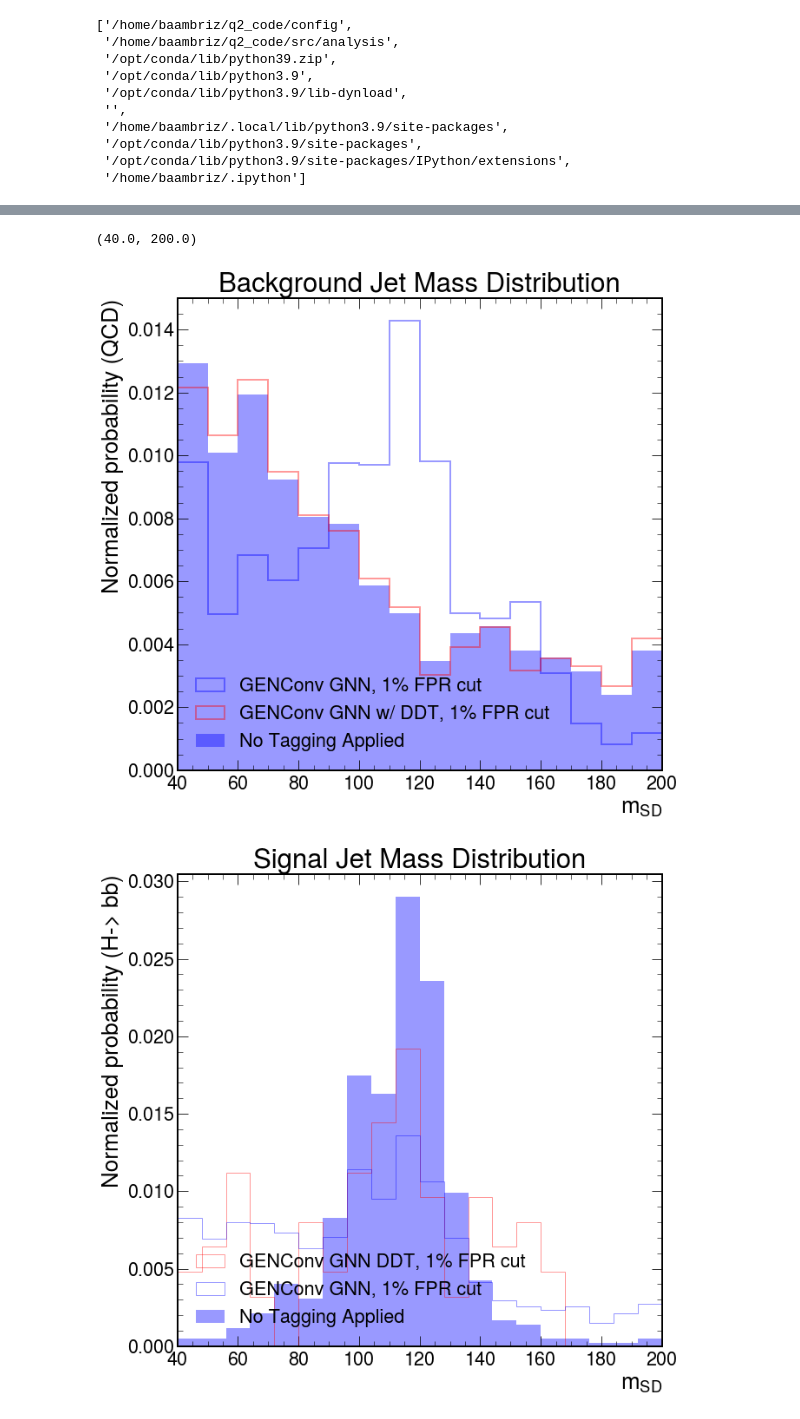
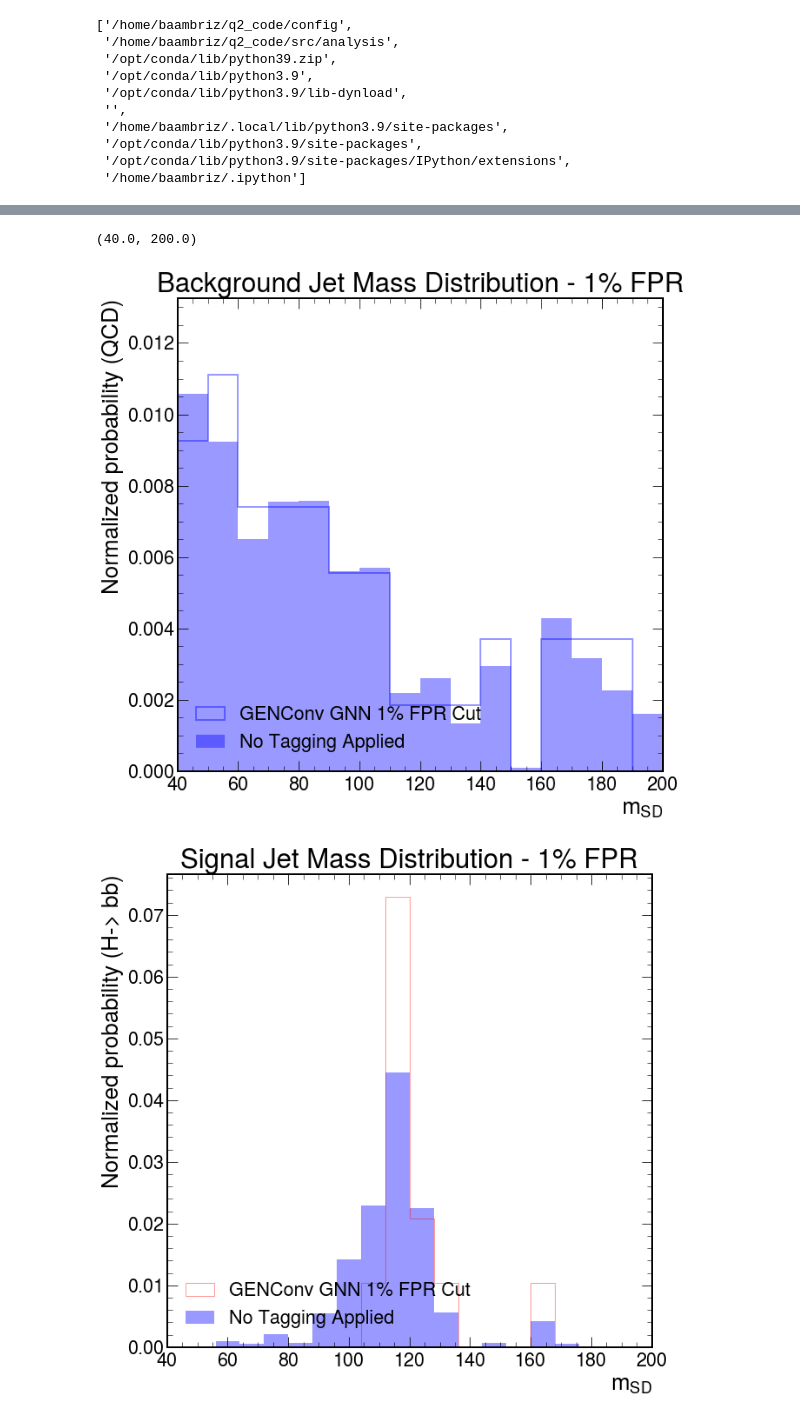
Before and after one commit to Bryan-Az/DSC-Capstone-Result-Replication, a Jupyter notebook: src/analysis/evaluation.ipynb, the cells around one changed output, grey strips where cells are left out. Saved outputs shown, nothing was run; the diff lists cells and outputs as text; code cells hidden in the pictures.

Commit message:
fixed error with DDT and figures displaying wrong h-bb label and fpr cuts

```diff
--- a/src/analysis/evaluation.ipynb
+++ b/src/analysis/evaluation.ipynb
@@ -59,3 +66 @@ graph_predictions.shape
-# %%
-graph_predictions = graph_predictions.iloc[:len(dsnn_predictions),:]
 # %%
@@ -201,41 +252,42 @@ fpr_gnn, tpr_gnn, threshold_gnn = roc_curve(graph_predictions['hbb_label'], grap
 # %%
 plt.figure()
 for wp in [0.01]:
-    plt.hist(spec_array_test[:,0], bins=np.linspace(20, 220, 21),
-             weights=graph_predictions['hbb_sig'],
-             alpha=0.4, density=True, color = 'blue',label='GENConv GNN, {}% FPR cut'.format(int(wp*100)), histtype='step', linewidth = 2)
-    plt.hist(spec_array_test[:, 0], bins=np.linspace(20, 220, 21),
-             weights= label_array_test[:, 0] * (graph_predictions['qcd_sig'] > threshold_gnn[idx_gnn]),
-             alpha=0.4, density=True, color = 'red',label='GENConv GNN w/ DDT, {}% FPR cut'.format(int(wp*100)),histtype='step', linewidth = 2)
-    plt.hist(spec_array_test[:,0], bins=np.linspace(20, 220, 21),
-             weights=label_array_test[:,0],
-             alpha=0.4, density=True, color = 'blue', label='No Tagging Applied'.format(int(wp*100)))
-    plt.title("Background Jet Mass Distribution")
+    idx_gnn, val_gnn = find_nearest(fpr_gnn, wp)
+    plt.hist(spec_gnn[:,0], bins=np.linspace(20, 220, 21),
+             weights=label_array_test_gnn[:, 0]*(graph_predictions['hbb_sig'] > threshold_gnn[idx_gnn]),
+             alpha=0.4, density=True, color = 'blue',label='GENConv GNN {}% FPR Cut'.format(int(wp*100)), histtype='step', linewidth = 2)
+    #plt.hist(spec_array_test[:, 0], bins=np.linspace(20, 220, 21),
+    #         weights= label_array_test[:, 0] * (graph_predictions['qcd_sig'] > threshold_gnn[idx_gnn]),
+    #         alpha=0.4, density=True, color = 'red',label='GENConv GNN w/ DDT, {}% FPR Cut'.format(int(wp*100)),histtype='step', linewidth = 2)
+plt.hist(spec_gnn[:,0], bins=np.linspace(20, 220, 21),
+         weights=label_array_test_gnn[:,0]*(graph_predictions['hbb_sig']),
+         alpha=0.4, density=True, color = 'blue', label='No Tagging Applied'.format(int(wp*100)))
+plt.title("Background Jet Mass Distribution - 1% FPR")
 plt.legend(loc='lower left')
 plt.xlabel(r'$m_{SD}$')
 plt.ylabel(r'Normalized probability (QCD)')
 plt.xlim(40, 200)
 # %% [output]
 (40.0, 200.0)
-[figure, old version]
+[figure, new version]
 # %%
 plt.figure()
 for wp in [0.01]:
-    idx, val = find_nearest(fpr_gnn, wp)
-    plt.hist(spec_array_test[:,0], bins=np.linspace(40, 200, 21),
-             weights=label_test_gnn_ddt,
-             alpha=0.4, density=True, color='red', label='GENConv GNN DDT, {}% FPR cut'.format(int(wp*100)),histtype='step')
-    plt.hist(spec_array_test[:,0], bins=np.linspace(40, 200, 21),
-             weights=graph_predictions['qcd_sig'],
-             alpha=0.4, density=True, color = 'blue',label='GENConv GNN, {}% FPR cut'.format(int(wp*100)), histtype='step')
-    plt.hist(spec_array_test[:,0], bins=np.linspace(40, 200, 21),
-             weights=label_array_test[:,1],
-             alpha=0.4, density=True, color = 'blue', label='No Tagging Applied'.format(int(wp*100)))
-    plt.title("Signal Jet Mass Distribution")
+    idx_gnn, val_gnn = find_nearest(fpr_gnn, wp)
+    plt.hist(spec_gnn[:,0], bins=np.linspace(40, 200, 21),
+             weights=label_array_test_gnn[:,1]*(graph_predictions['hbb_sig'] > threshold_gnn[idx_gnn]),
+             alpha=0.4, density=True, color = 'red', label='GENConv GNN {}% FPR Cut'.format(int(wp*100)), histtype='step')
+    #plt.hist(spec_array_test[:,0], bins=np.linspace(40, 200, 21),
+    #         weights=label_array_test[:,1] * (graph_predictions['hbb_sig'] > threshold_gnn[idx_gnn]),
+    #         alpha=0.4, density=True, color='red', label='GENConv GNN DDT'.format(int(wp*100)),histtype='step')
+plt.hist(spec_gnn[:,0], bins=np.linspace(40, 200, 21),
+         weights=label_array_test_gnn[:,1]*(graph_predictions['hbb_sig']),
+         alpha=0.4, density=True, color = 'blue', label='No Tagging Applied'.format(int(wp*100)))
+plt.title("Signal Jet Mass Distribution - 1% FPR")
 plt.legend(loc='lower left')
 plt.xlabel(r'$m_{SD}$')
 plt.ylabel(r'Normalized probability (H-> bb)')
 plt.xlim(40, 200)
 plt.show()
 # %% [output]
-[figure, old version]
+[figure, new version]
```
Also changed, not shown: parts of 23 cells of this notebook, 8 other files.
